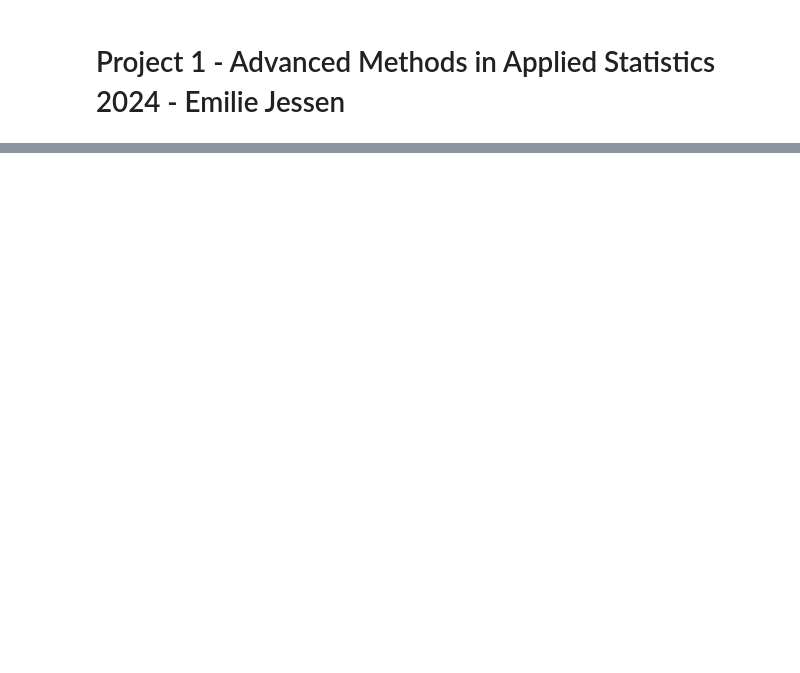
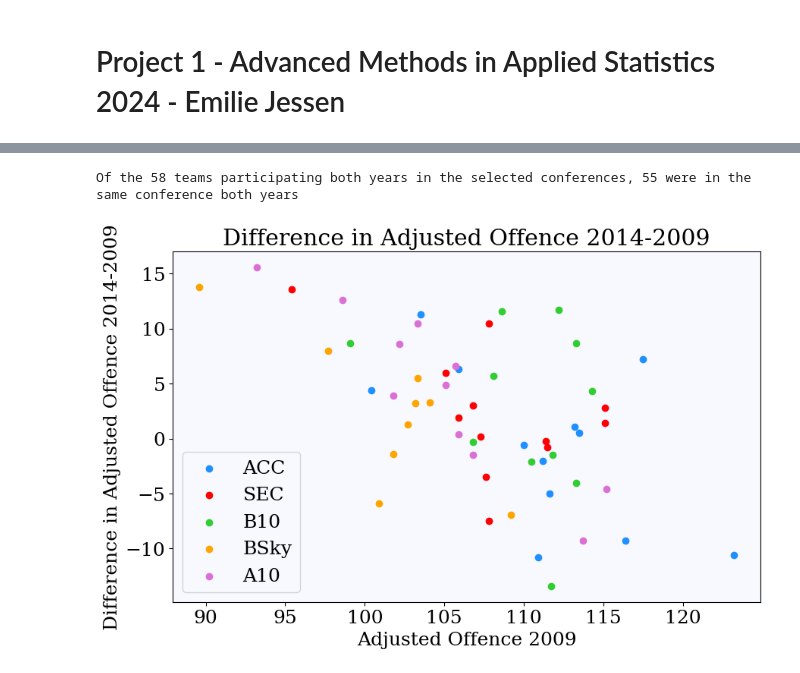
Before and after one commit to Emilie-Jessen/AppStat2, a Jupyter notebook: Project_01/Solution_01.ipynb, the cells around one changed output, grey strips where cells are left out. Saved outputs shown, nothing was run; the diff lists cells and outputs as text; code cells hidden in the pictures; blank space fills up the shorter version.

```diff
--- a/Project_01/Solution_01.ipynb
+++ b/Project_01/Solution_01.ipynb
@@ -25,0 +121,63 @@ import emcee
+# %%
+# Exclude the teams that were not participating both years and those not in the selected conferences
+selected_teams = df_09['Team'][~df_09['Team'].isin(teams_not_in_14)][df_09['Conf'].isin(conference)].to_numpy()
+
+# Find if the teams were in the same conference both years.
+# Boolean array to mask the teams that were in the same conference both years
+same_conf = np.zeros(len(selected_teams))
+
+for i in range(len(selected_teams)):
+    conf_09 = df_09['Conf'][df_09['Team'] == selected_teams[i]].to_numpy()
+    conf_14 = df_14['Conf'][df_14['Team'] == selected_teams[i]].to_numpy()
+    same_conf[i] = (conf_09 == conf_14)
+
+print(f'Of the {len(selected_teams)} teams participating both years in the selected conferences, {int(np.sum(same_conf))} were in the same conference both years')
+# %% [output]
+Of the 58 teams participating both years in the selected conferences, 55 were in the same conference both years
+# %%
+def difference_in_AdjO(teams):
+    """Returns the difference in adjusted offence for the team in 2009 and 2014."""
+
+    vals = []
+
+    for i in range(len(teams)):
+        AdjO_09 = df_09['AdjO'][df_09['Team'] == teams[i]].to_numpy()
+        AdjO_14 = df_14['AdjO'][df_14['Team'] == teams[i]].to_numpy()
+        Conf = df_09['Conf'][df_09['Team'] == teams[i]].to_numpy()
+
+        vals.append(np.array([AdjO_09, AdjO_14 - AdjO_09, Conf]))
+
+    return vals
+# %%
+# Selecting the teams that were in the same conference both years
+teams_same_conf = selected_teams[same_conf.astype(bool)]
+
+# Sorting the teams into conferences
+teams_sorted_conf = []
+
+for i in range(len(conference)):
+    conf_teams = []
+
+    for j in range(len(teams_same_conf)):
+        if df_09['Conf'][df_09['Team'] == teams_same_conf[j]].to_numpy() == conference[i]:
+            conf_teams.append(teams_same_conf[j])
+
+    teams_sorted_conf.append(conf_teams)
+# %%
+fig, ax = plt.subplots(figsize=(10,6))
+
+for i in range(len(conference)):
+    diff_AdjO = difference_in_AdjO(teams_sorted_conf[i])
+    diff_AdjO = np.array(diff_AdjO).squeeze()
+
+    ax.scatter(diff_AdjO[:,0], diff_AdjO[:,1], label=conference[i], color=colors[i])
+
+ax.set(xlabel= 'Adjusted Offence 2009',
+         ylabel= 'Difference in Adjusted Offence 2014-2009',
+         title= 'Difference in Adjusted Offence 2014-2009')
+ax.legend()
+
+if save_plots:
+    plt.savefig('Diff_AdjO.png', dpi=300)
+# %% [output]
+[figure, added]
```
Also changed, not shown: parts of 22 cells of this notebook, 3 other files.
